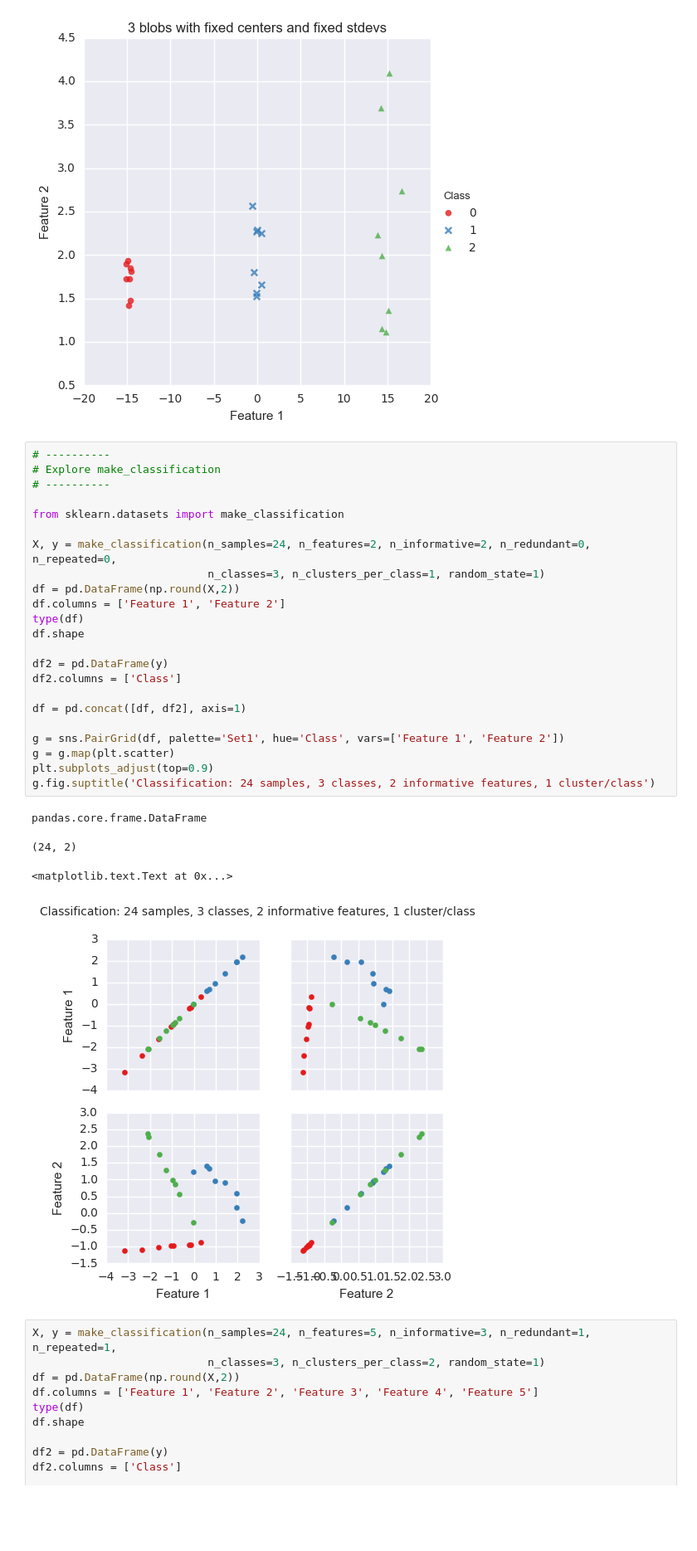
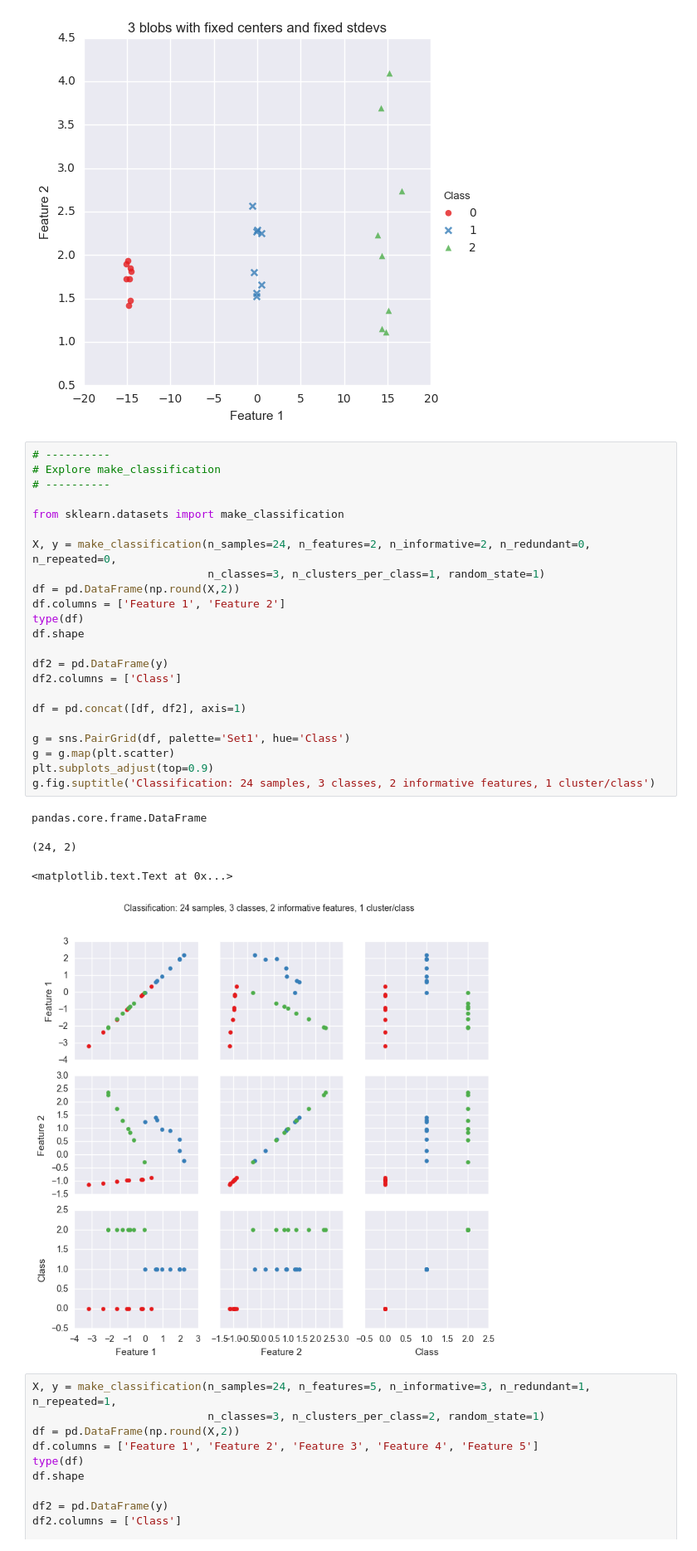
Before and after one commit to niranjv/ml-notes, a Jupyter notebook: Datasets.ipynb, the cells around one changed output. Shown: that part at 83% size. Drawn from its saved outputs; the diff is of its cells as text; blank space fills up the shorter version.

```diff
--- a/Datasets.ipynb
+++ b/Datasets.ipynb
@@ -143,31 +144,31 @@ plt.title('3 blobs with fixed centers and fixed stdevs')
 # %%
 # ----------
 # Explore make_classification
 # ----------
 
 from sklearn.datasets import make_classification
 
 X, y = make_classification(n_samples=24, n_features=2, n_informative=2, n_redundant=0, n_repeated=0,
                            n_classes=3, n_clusters_per_class=1, random_state=1)
 df = pd.DataFrame(np.round(X,2))
 df.columns = ['Feature 1', 'Feature 2']
 type(df)
 df.shape
 
 df2 = pd.DataFrame(y)
 df2.columns = ['Class']
 
 df = pd.concat([df, df2], axis=1)
 
-g = sns.PairGrid(df, palette='Set1', hue='Class', vars=['Feature 1', 'Feature 2'])
+g = sns.PairGrid(df, palette='Set1', hue='Class')
 g = g.map(plt.scatter)
 plt.subplots_adjust(top=0.9)
 g.fig.suptitle('Classification: 24 samples, 3 classes, 2 informative features, 1 cluster/class')
 # %% [output]
 pandas.core.frame.DataFrame
 (24, 2)
 <matplotlib.text.Text at 0x...>
-[figure, old version]
+[figure, new version]
 # %%
 X, y = make_classification(n_samples=24, n_features=5, n_informative=3, n_redundant=1, n_repeated=1,
                            n_classes=3, n_clusters_per_class=2, random_state=1)
```
Also changed, not shown: parts of 4 cells of this notebook, 1 other file.
